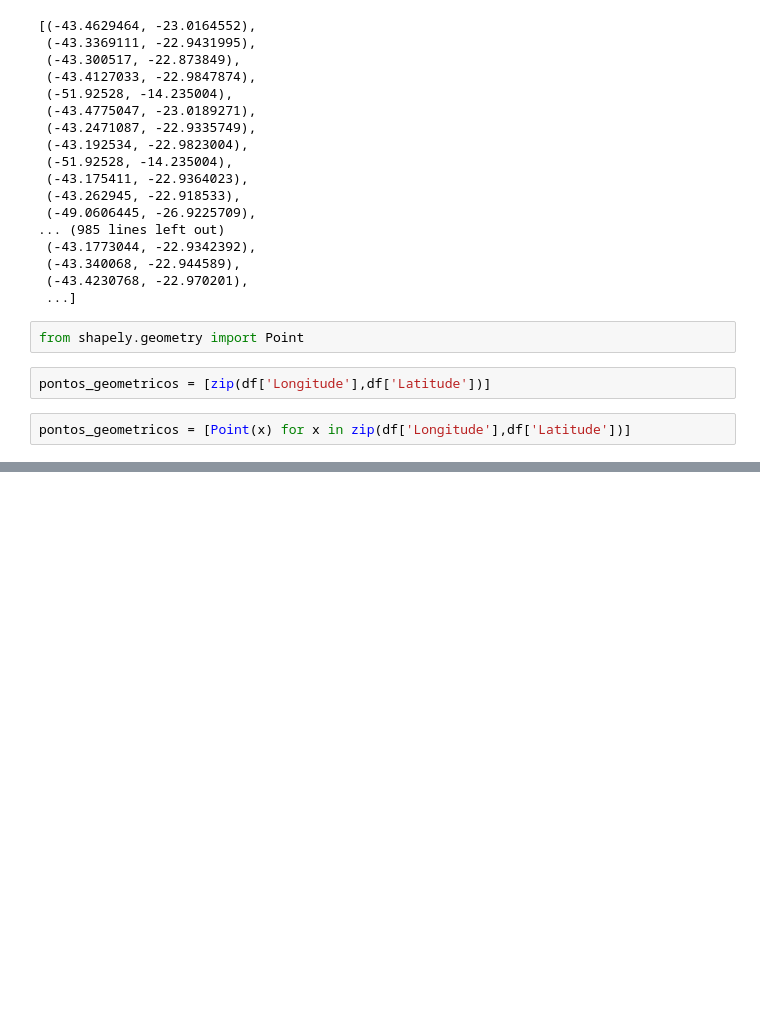
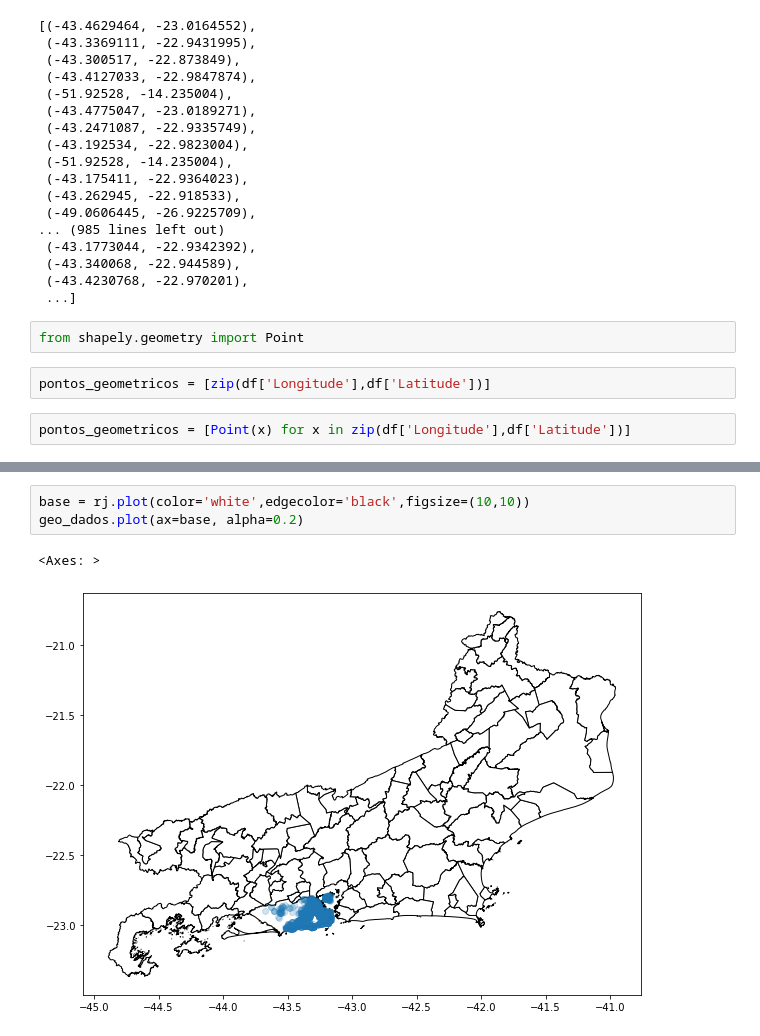
Before and after one commit to FranciscoFoz/programming-training, a Jupyter notebook: 12 - Pacotes Python/geopandas/curso_alura_geopandas.ipynb, the cells around one changed output, grey strips where cells are left out. Saved outputs shown, nothing was run; the diff lists cells and outputs as text; blank space fills up the shorter version.

```diff
--- a/12 - Pacotes Python/geopandas/curso_alura_geopandas.ipynb
+++ b/12 - Pacotes Python/geopandas/curso_alura_geopandas.ipynb
@@ -119,0 +207,6 @@ pontos_geometricos
+# %%
+base = rj.plot(color='white',edgecolor='black',figsize=(10,10))
+geo_dados.plot(ax=base, alpha=0.2)
+# %% [output]
+<Axes: >
+[figure, added]
```
Also changed, not shown: parts of 24 cells of this notebook, 1 other file.
